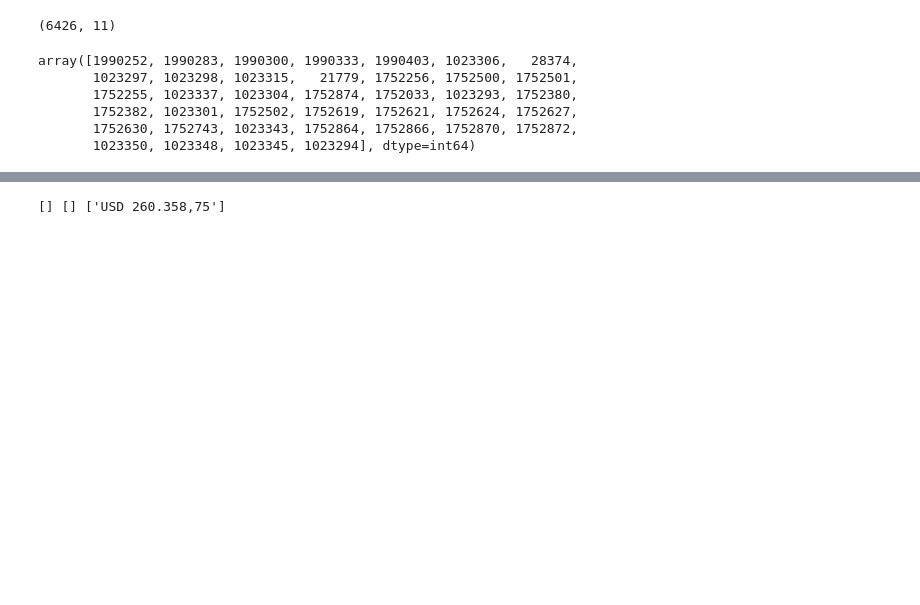
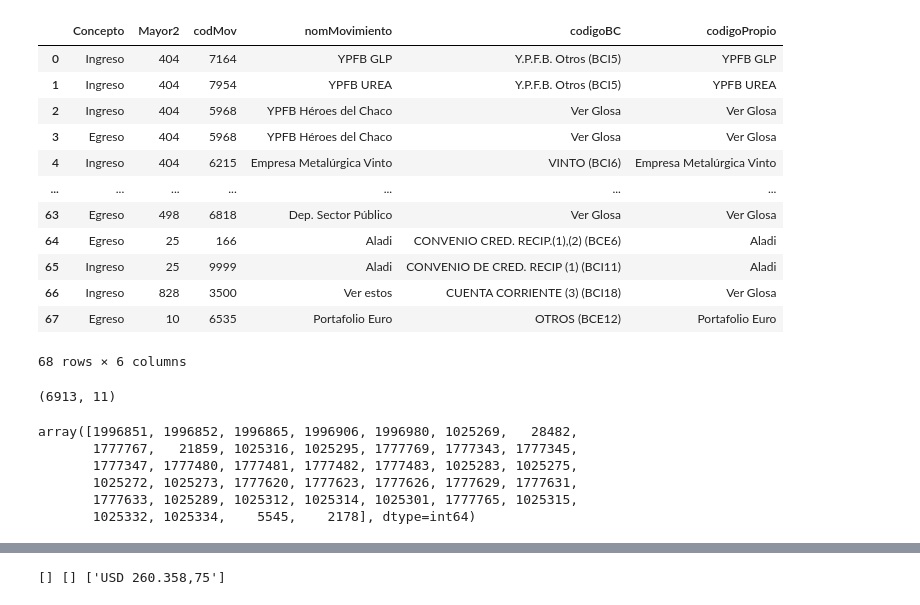
Before and after one commit to WilderGitHub/AppCambiaria, a Jupyter notebook: app/app.ipynb, the cells around one changed output, grey strips where cells are left out. Saved outputs shown, nothing was run; the diff lists cells and outputs as text; code cells hidden in the pictures; blank space fills up the shorter version.

```diff
--- a/app/app.ipynb
+++ b/app/app.ipynb
@@ -3,16 +3,18 @@ import numpy as np
 import pandas as pd
 import re
 from pandas import Series, DataFrame
-gtes = "gtes10ene.xls"
-goi = "goi10ene.xls"
-gom = "gom10ene.xls"
-gef = "gef10ene.xls"
+gtes = "gtes04feb.xls"
+goi = "goi04feb.xls"
+gom = "gom04feb.xls"
+gef = "gef04feb.xls"
+parametros = "parametros.xlsx"
 cuentas=[7,10,11,12,16,17]
 bdgtes = pd.read_excel('../data/'+gtes)
 bdgoi = pd.read_excel('../data/'+goi)
 bdgom = pd.read_excel('../data/'+gom)
 bdgef = pd.read_excel('../data/'+gef)
-
+movimientos =pd.read_excel('../data/'+parametros, sheet_name="movimientos")
 bdBruto= pd.concat([bdgtes,bdgoi,bdgom,bdgef],ignore_index=True)
 #bd.describe()
+movimientos
 # %% [output]
@@ -26,4 +28,17 @@ WARNING *** file size (4688657) not 512 + multiple of sector size (512)
 WARNING *** OLE2 inconsistency: SSCS size is 0 but SSAT size is non-zero
+|  | Concepto | Mayor2 | codMov | nomMovimiento | codigoBC | codigoPropio |
+| 0 | Ingreso | 404 | 7164 | YPFB GLP | Y.P.F.B. Otros (BCI5) | YPFB GLP |
+| 1 | Ingreso | 404 | 7954 | YPFB UREA | Y.P.F.B. Otros (BCI5) | YPFB UREA |
+| 2 | Ingreso | 404 | 5968 | YPFB Héroes del Chaco | Ver Glosa | Ver Glosa |
+| 3 | Egreso | 404 | 5968 | YPFB Héroes del Chaco | Ver Glosa | Ver Glosa |
+| 4 | Ingreso | 404 | 6215 | Empresa Metalúrgica Vinto | VINTO (BCI6) | Empresa Metalúrgica Vinto |
+| ... | ... | ... | ... | ... | ... | ... |
+| 63 | Egreso | 498 | 6818 | Dep. Sector Público | Ver Glosa | Ver Glosa |
+| 64 | Egreso | 25 | 166 | Aladi | CONVENIO CRED. RECIP.(1),(2) (BCE6) | Aladi |
+| 65 | Ingreso | 25 | 9999 | Aladi | CONVENIO DE CRED. RECIP (1) (BCI11) | Aladi |
+| 66 | Ingreso | 828 | 3500 | Ver estos | CUENTA CORRIENTE (3) (BCI18) | Ver Glosa |
+| 67 | Egreso | 10 | 6535 | Portafolio Euro | OTROS (BCE12) | Portafolio Euro |
+68 rows × 6 columns
 # %%
 #bdBruto.columns
 # %%
@@ -39,7 +54,7 @@ bdReducida.rename(columns=dict,
           inplace=True)
 bdReducida.shape
 # %% [output]
-(6426, 11)
+(6913, 11)
 # %%
 #bd['mayor'].unique()
 
@@ -50,12 +65,12 @@ bdFiltro1=bdReducida[bdReducida['mayor'].isin(cuentas)]
 bdFiltro1["comprobante"].unique()
 #bdFiltro1.sort_values(by="comprobante", ascending=True)
 # %% [output]
-array([1990252, 1990283, 1990300, 1990333, 1990403, 1023306,   28374,
-       1023297, 1023298, 1023315,   21779, 1752256, 1752500, 1752501,
-       1752255, 1023337, 1023304, 1752874, 1752033, 1023293, 1752380,
-       1752382, 1023301, 1752502, 1752619, 1752621, 1752624, 1752627,
-       1752630, 1752743, 1023343, 1752864, 1752866, 1752870, 1752872,
-       1023350, 1023348, 1023345, 1023294], dtype=int64)
+array([1996851, 1996852, 1996865, 1996906, 1996980, 1025269,   28482,
+       1777767,   21859, 1025316, 1025295, 1777769, 1777343, 1777345,
+       1777347, 1777480, 1777481, 1777482, 1777483, 1025283, 1025275,
+       1025272, 1025273, 1777620, 1777623, 1777626, 1777629, 1777631,
+       1777633, 1025289, 1025312, 1025314, 1025301, 1777765, 1025315,
+       1025332, 1025334,    5545,    2178], dtype=int64)
 # %%
 #bd[bd['comprobante'].isin(bdFiltro1["comprobante"])].sort_values(by="comprobante", ascending=True).tail(60)
 bd=bdReducida[bdReducida["comprobante"].isin(bdFiltro1["comprobante"])].sort_values(by=["comprobante","dh"], ascending=True)
```
Also changed, not shown: parts of 5 cells of this notebook, 10 other files.
